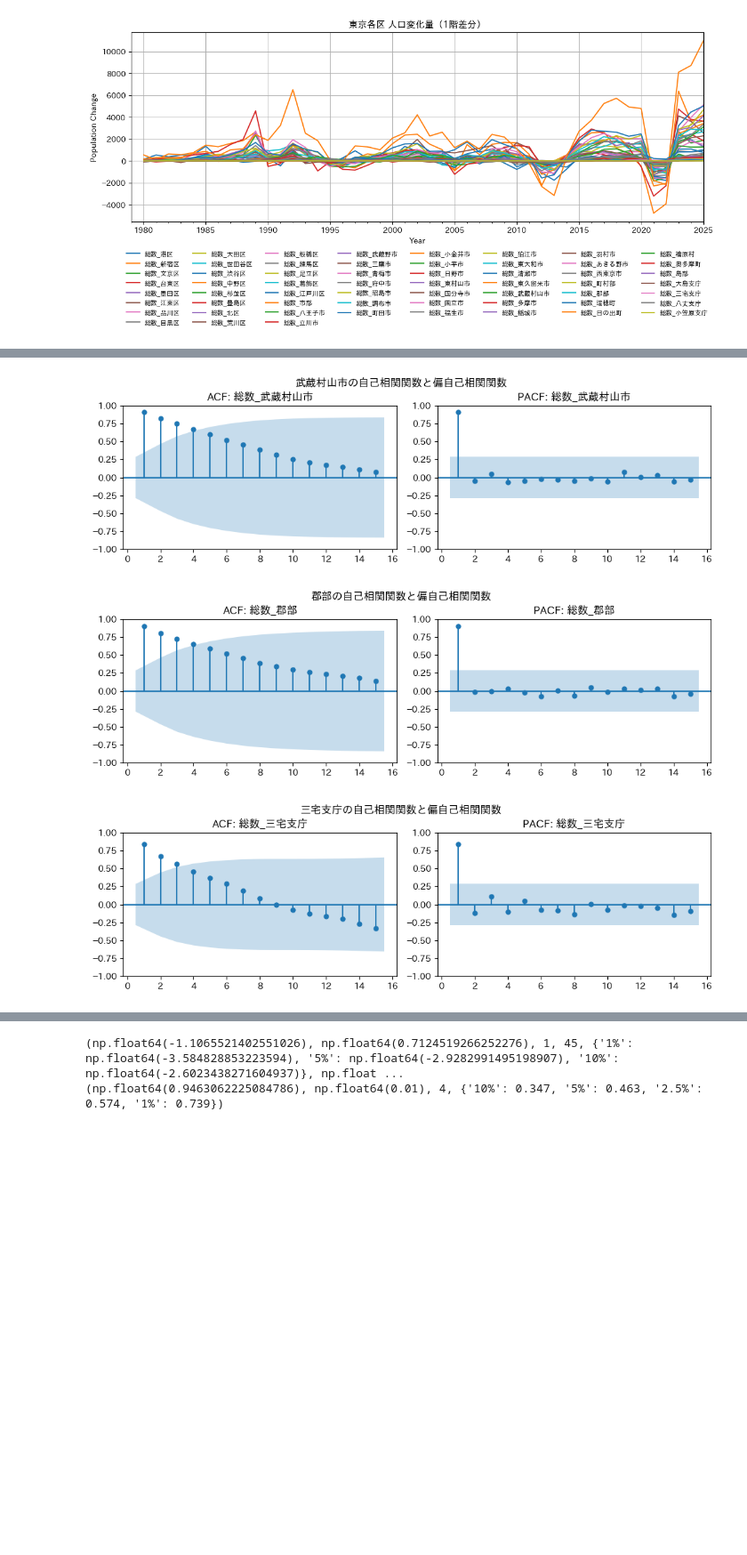
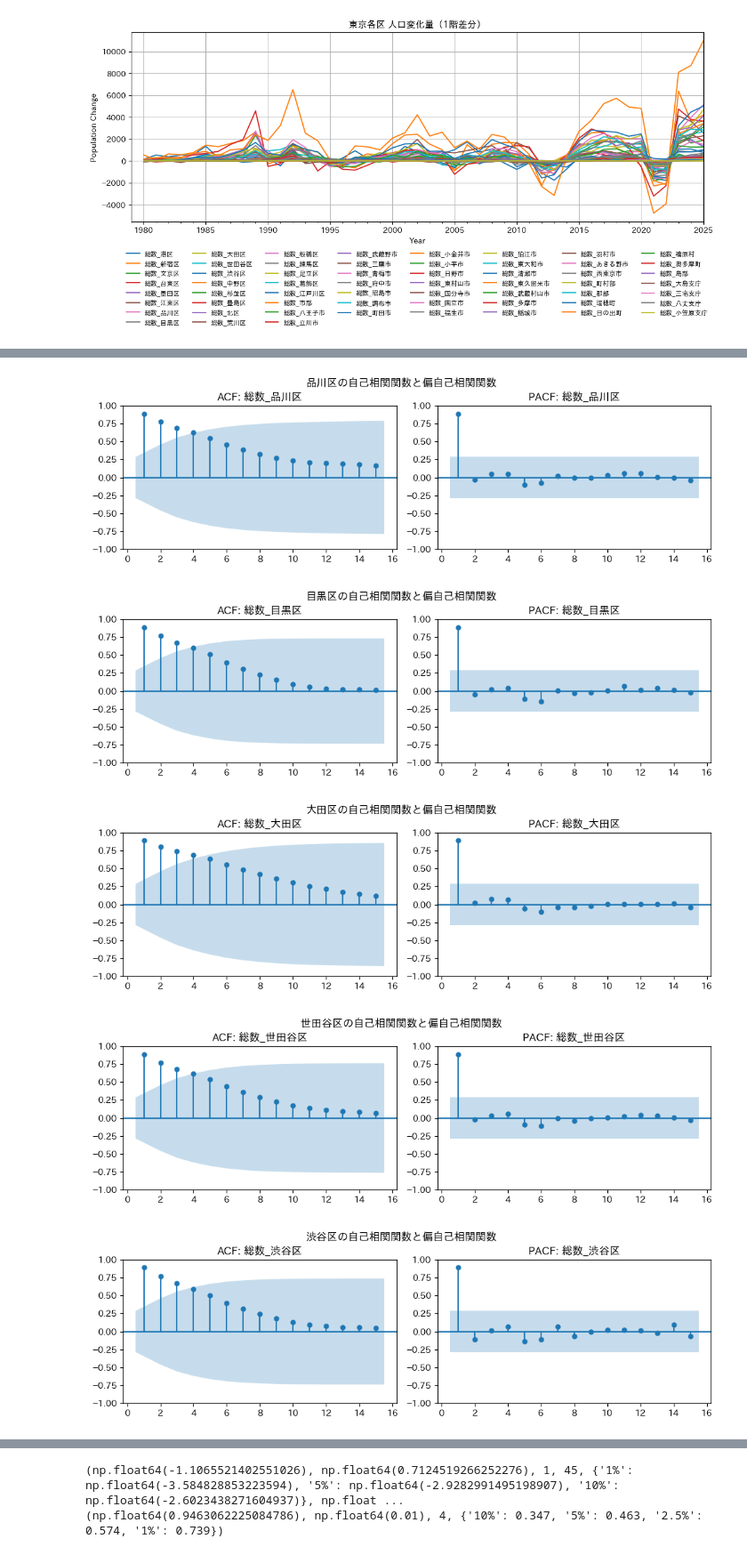
Before and after one commit to yut0takagi/ass-ds-exercises, a Jupyter notebook: notebook/01_eda.ipynb, the cells around one changed output, grey strips where cells are left out. Shown at 89% size. Cells and saved outputs as stored; diff of their text form; code cells hidden in the pictures; blank space fills up the shorter version.

```diff
--- a/notebook/01_eda.ipynb
+++ b/notebook/01_eda.ipynb
@@ -126,7 +140,7 @@ plt.show()
 <Figure size 1200x800 with 0 Axes>
 [figure]
 # %%
-for i, col in enumerate(df_trim.columns[::7]):
+for i, col in enumerate(df_trim.columns[::1]):
     fig, axes = plt.subplots(1, 2, figsize=(10, 3))
     plot_acf(df_trim[col], ax=axes[0], lags=15, zero=False)
     axes[0].set_title(f"ACF: {col}")
@@ -145,3 +159,5 @@ for i, col in enumerate(df_trim.columns[::7]):
-[figure, old version]
+[figure, new version]
-[figure, old version]
+[figure, new version]
-[figure, old version]
+[figure, new version]
+[figure, added]
+[figure, added]
```
Also changed, not shown: parts of 3 cells of this notebook, 3 other files.
